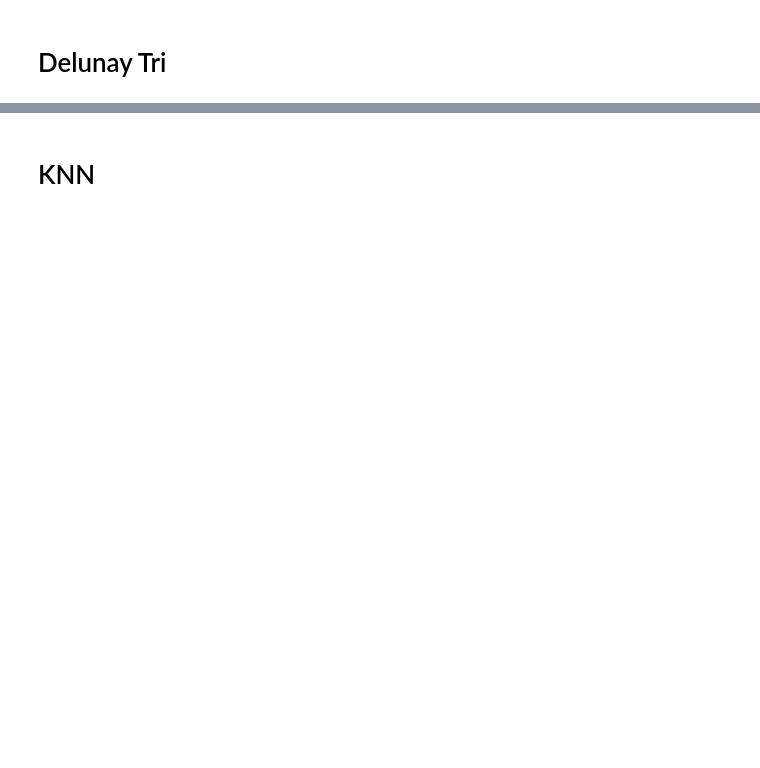
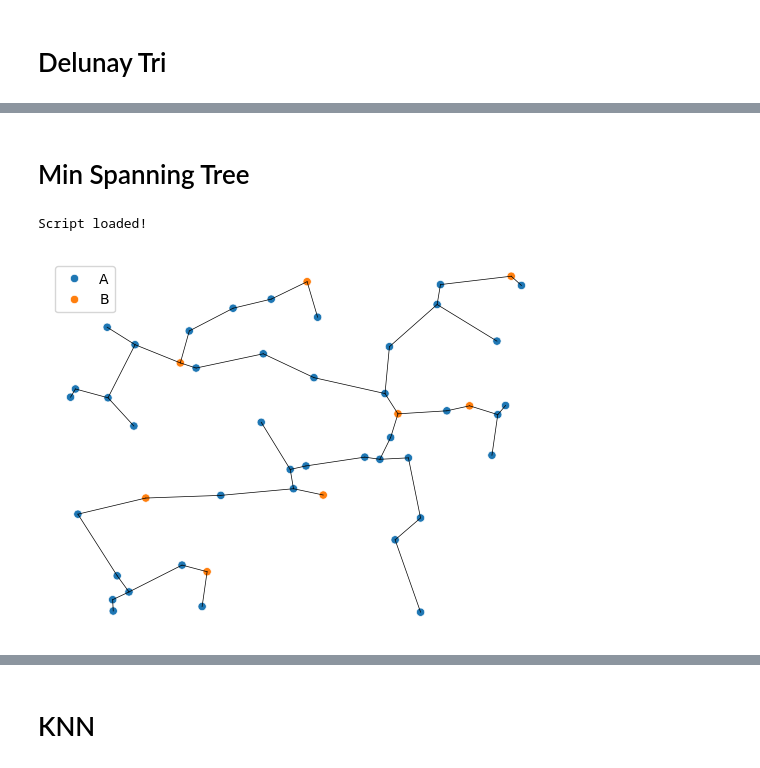
Before and after one commit to mouneem/Spatial-Omics-Networks-Benchmark-, a Jupyter notebook: pipelines/1 - Network Construction.ipynb, the cells around one changed output, grey strips where cells are left out. Drawn from its saved outputs; the diff is of its cells as text; code cells hidden in the pictures; blank space fills up the shorter version.

```diff
--- a/pipelines/1 - Network Construction.ipynb
+++ b/pipelines/1 - Network Construction.ipynb
@@ -51,0 +37,9 @@ Script loaded!
+# %% [markdown]
+# Min Spanning Tree
+# %%
+importlib.reload(SpAn)
+mst_edges = SpAn.mst_edges(points)
+SpAn.plot_network(points, mst_edges, types = types, linewidth = .5)
+# %% [output]
+Script loaded!
+[figure, added]
```
Also changed, not shown: parts of 32 cells of this notebook, 3 other files.
